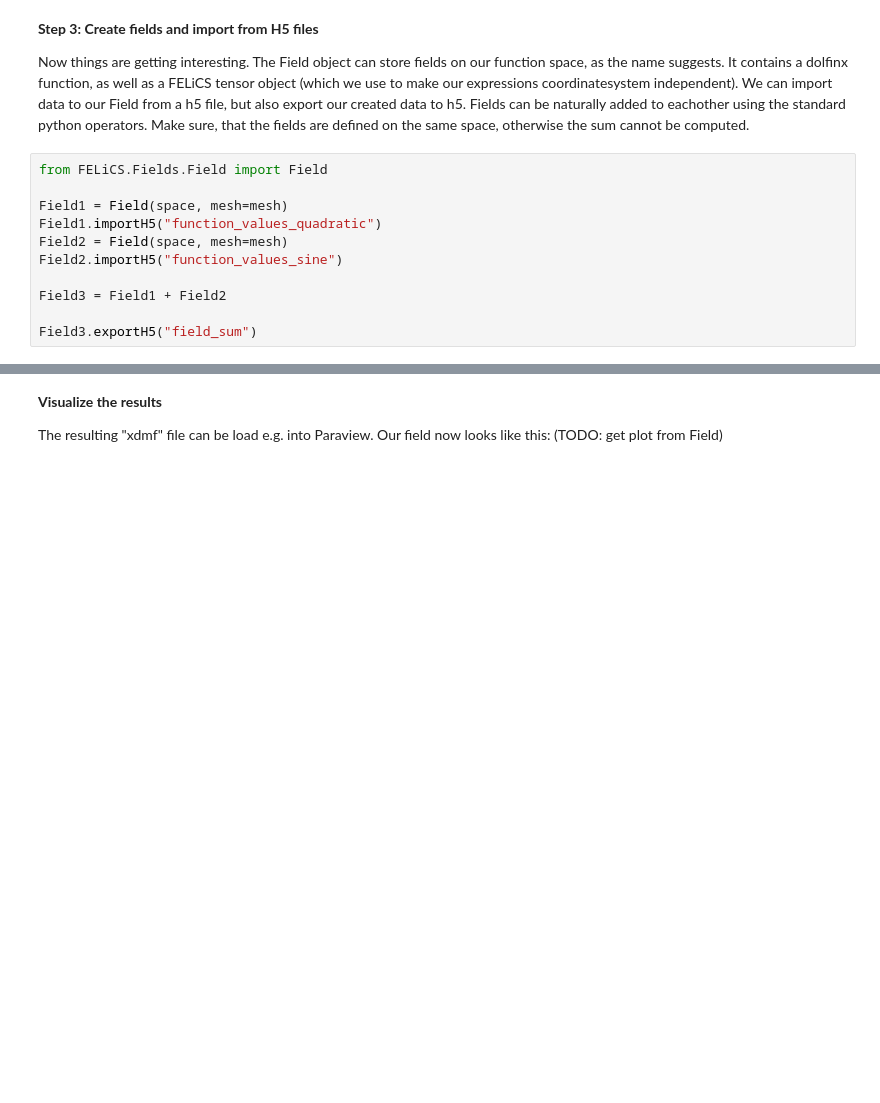
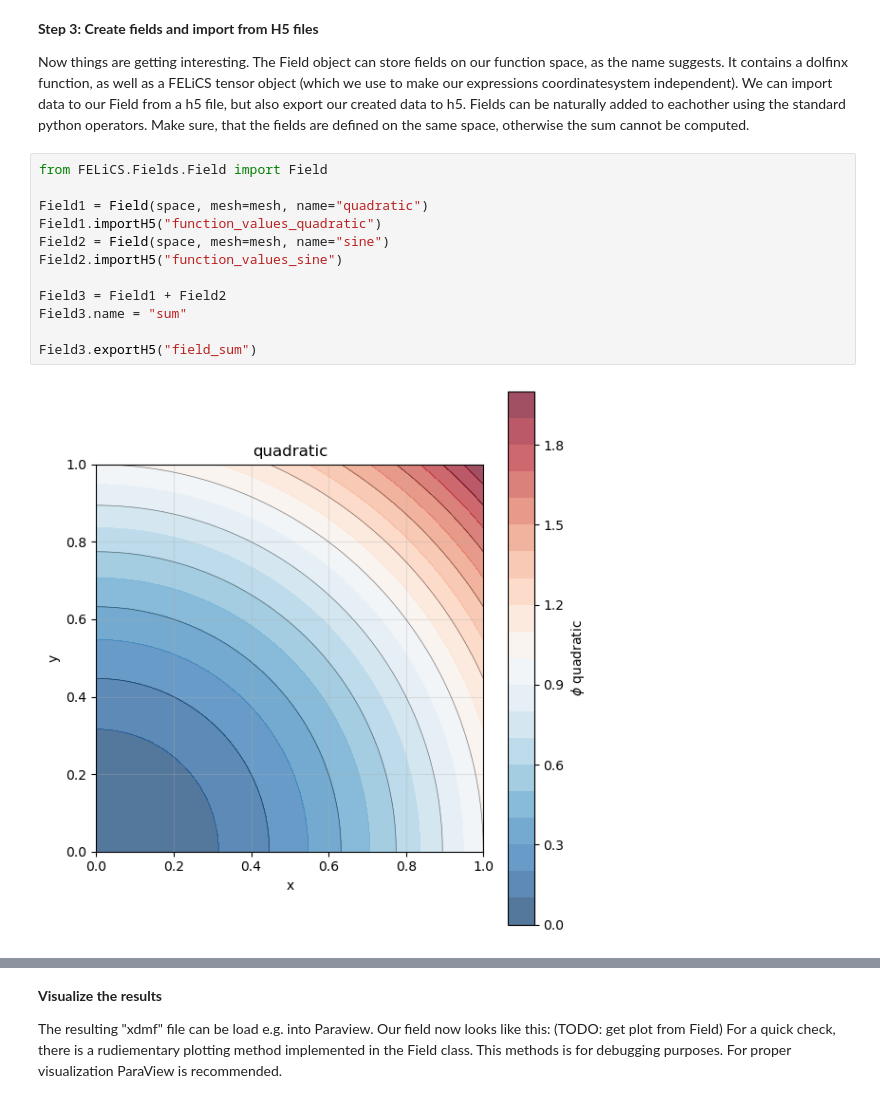
Before and after one commit to arash-mp/FELiCS_FSI, a Jupyter notebook: TUTORIALS/how_to_suppl_files/01/01_ImportExport.ipynb, the cells around one changed output, grey strips where cells are left out. Saved outputs shown, nothing was run; the diff lists cells and outputs as text; blank space fills up the shorter version.

Commit message:
Plotting function in fields implemented and added to  howto

```diff
--- a/TUTORIALS/how_to_suppl_files/01/01_ImportExport.ipynb
+++ b/TUTORIALS/how_to_suppl_files/01/01_ImportExport.ipynb
@@ -36,11 +36,14 @@ Now things are getting interesting. The Field object can store fields on our fun
 # %%
 from FELiCS.Fields.Field import Field
 
-Field1 = Field(space, mesh=mesh)
+Field1 = Field(space, mesh=mesh, name="quadratic")
 Field1.importH5("function_values_quadratic")
-Field2 = Field(space, mesh=mesh)
+Field2 = Field(space, mesh=mesh, name="sine")
 Field2.importH5("function_values_sine")
 
 Field3 = Field1 + Field2
+Field3.name = "sum"
 
 Field3.exportH5("field_sum")
+# %% [output]
+[figure, added]
@@ -48,3 +53,4 @@ Field3.exportH5("field_sum")
 **Visualize the results**
 
 The resulting "xdmf" file can be load e.g. into Paraview. Our field now looks like this: (TODO: get plot from Field)
+For a quick check, there is a rudiementary plotting method implemented in the Field class. This methods is for debugging purposes. For proper visualization ParaView is recommended.
```
Also changed, not shown: parts of 2 cells of this notebook, 2 other files.
